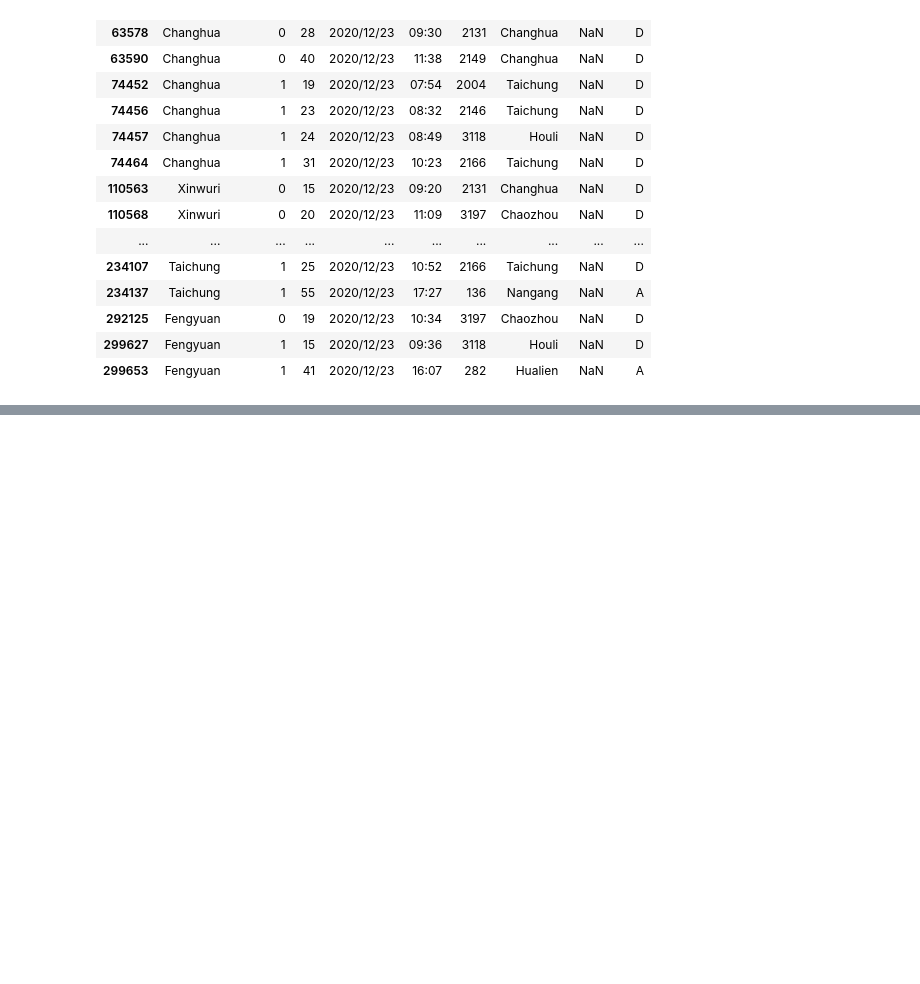
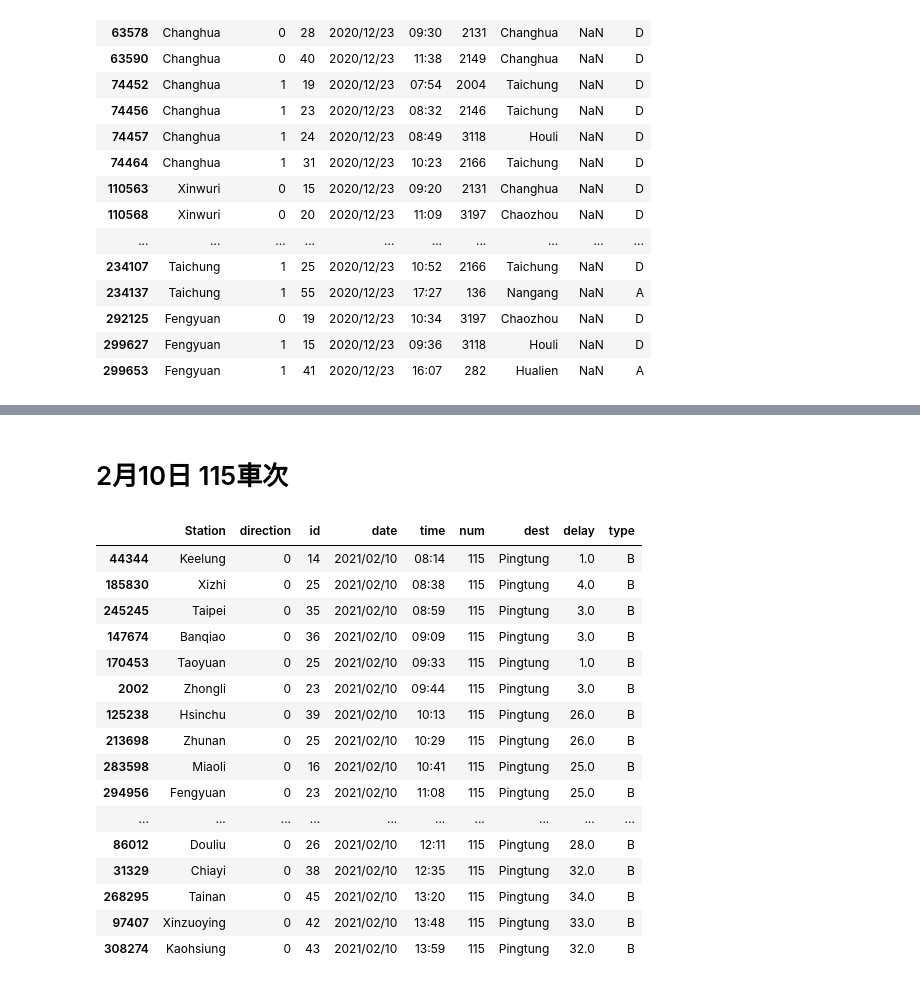
Before and after one commit to GoldenWanGila/Collage-Project, a Jupyter notebook: model/事故_dataFrame.ipynb, the cells around one changed output, grey strips where cells are left out. Saved outputs shown, nothing was run; the diff lists cells and outputs as text; code cells hidden in the pictures; blank space fills up the shorter version.

```diff
--- a/model/事故_dataFrame.ipynb
+++ b/model/事故_dataFrame.ipynb
@@ -240,0 +326,25 @@ dataFrame_12m23d[dataFrame_12m23d['delay'].isnull()]
+# %% [markdown]
+# 2月10日 115車次
+# %%
+dataFrame_2m10d = dataFrame.drop(index=dataFrame[dataFrame['date']!='2021/02/10'].index)
+dataFrame_2m10d_115 = dataFrame_2m10d.drop(index=dataFrame_2m10d[dataFrame_2m10d['num']!=115].index)
+dataFrame_2m10d_115.sort_values(by=['time'], inplace=True)
+dataFrame_2m10d_115
+# %% [output]
+|  | Station | direction | id | date | time | num | dest | delay | type |
+| 44344 | Keelung | 0 | 14 | 2021/02/10 | 08:14 | 115 | Pingtung | 1.0 | B |
+| 185830 | Xizhi | 0 | 25 | 2021/02/10 | 08:38 | 115 | Pingtung | 4.0 | B |
+| 245245 | Taipei | 0 | 35 | 2021/02/10 | 08:59 | 115 | Pingtung | 3.0 | B |
+| 147674 | Banqiao | 0 | 36 | 2021/02/10 | 09:09 | 115 | Pingtung | 3.0 | B |
+| 170453 | Taoyuan | 0 | 25 | 2021/02/10 | 09:33 | 115 | Pingtung | 1.0 | B |
+| 2002 | Zhongli | 0 | 23 | 2021/02/10 | 09:44 | 115 | Pingtung | 3.0 | B |
+| 125238 | Hsinchu | 0 | 39 | 2021/02/10 | 10:13 | 115 | Pingtung | 26.0 | B |
+| 213698 | Zhunan | 0 | 25 | 2021/02/10 | 10:29 | 115 | Pingtung | 26.0 | B |
+| 283598 | Miaoli | 0 | 16 | 2021/02/10 | 10:41 | 115 | Pingtung | 25.0 | B |
+| 294956 | Fengyuan | 0 | 23 | 2021/02/10 | 11:08 | 115 | Pingtung | 25.0 | B |
+| ... | ... | ... | ... | ... | ... | ... | ... | ... | ... |
+| 86012 | Douliu | 0 | 26 | 2021/02/10 | 12:11 | 115 | Pingtung | 28.0 | B |
+| 31329 | Chiayi | 0 | 38 | 2021/02/10 | 12:35 | 115 | Pingtung | 32.0 | B |
+| 268295 | Tainan | 0 | 45 | 2021/02/10 | 13:20 | 115 | Pingtung | 34.0 | B |
+| 97407 | Xinzuoying | 0 | 42 | 2021/02/10 | 13:48 | 115 | Pingtung | 33.0 | B |
+| 308274 | Kaohsiung | 0 | 43 | 2021/02/10 | 13:59 | 115 | Pingtung | 32.0 | B |
```
Also changed, not shown: parts of 17 cells of this notebook.
